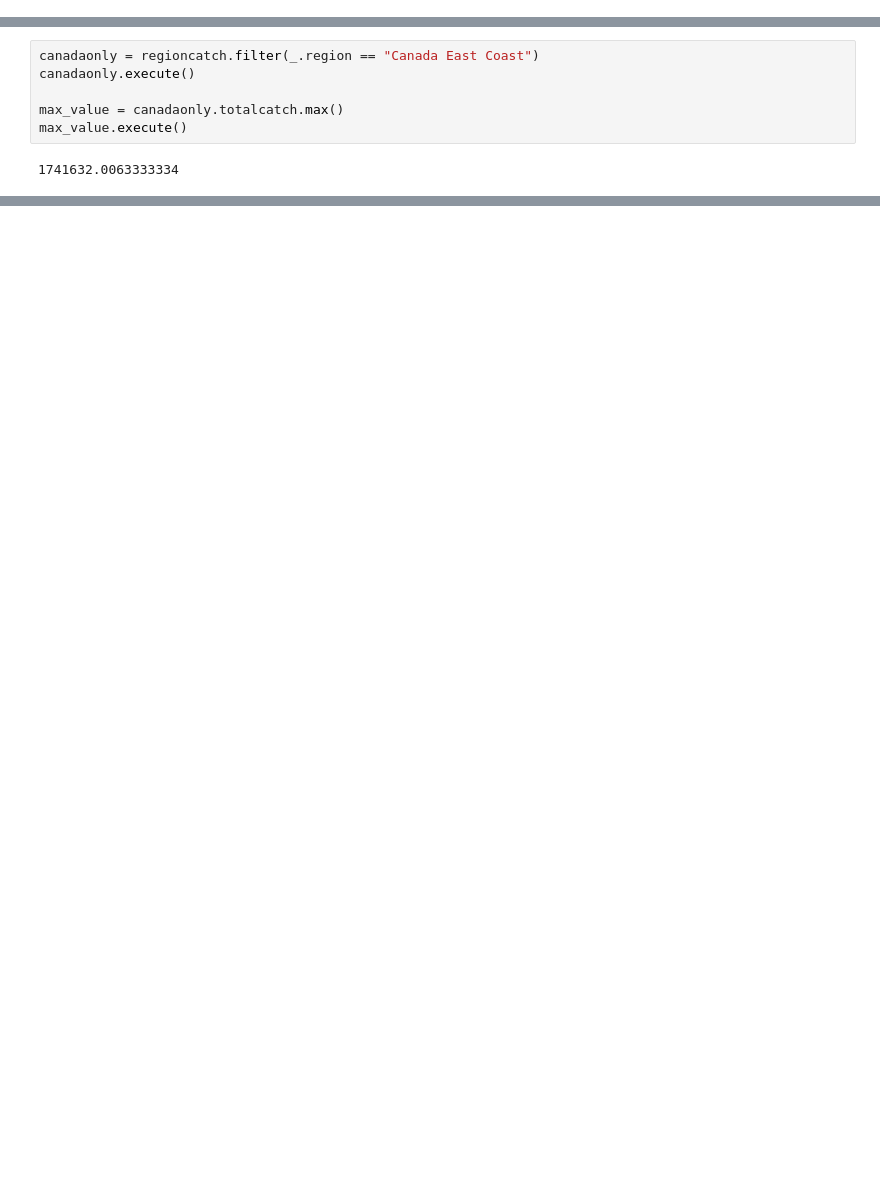
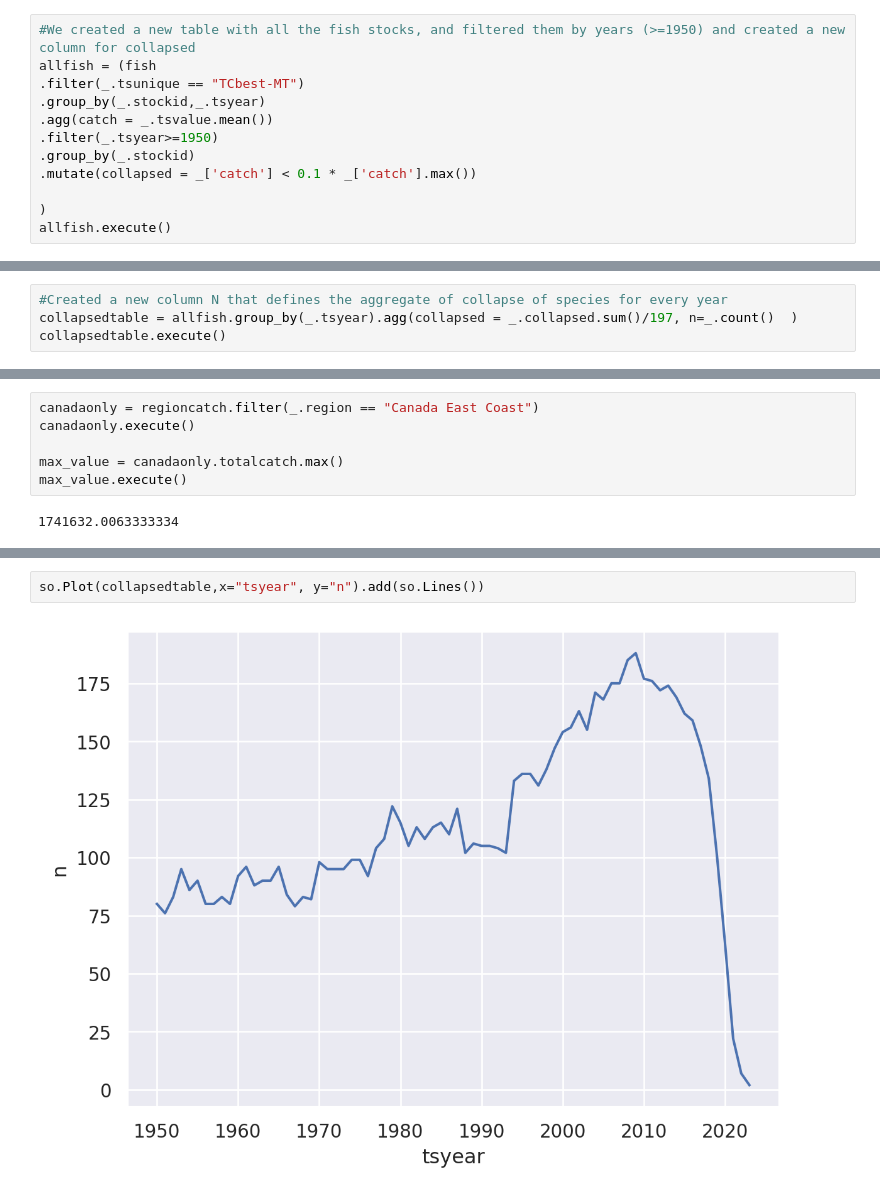
Before and after one commit to espm-288/fish-pam-shruti-paridhi-1, a Jupyter notebook: notebook.ipynb, the cells around one changed output, grey strips where cells are left out. Saved outputs shown, nothing was run; the diff lists cells and outputs as text; blank space fills up the shorter version.

```diff
--- a/notebook.ipynb
+++ b/notebook.ipynb
@@ -61,3 +61,15 @@ fish = (timeseries
 .rename(tsunique="tsid")
 .join(tsmetrics,"tsunique")
 )
+# %%
+#We created a new table with all the fish stocks, and filtered them by years (>=1950) and created a new column for collapsed
+allfish = (fish
+.filter(_.tsunique == "TCbest-MT")
+.group_by(_.stockid,_.tsyear)
+.agg(catch = _.tsvalue.mean())
+.filter(_.tsyear>=1950)
+.group_by(_.stockid)
+.mutate(collapsed = _['catch'] < 0.1 * _['catch'].max())
+
+)
+allfish.execute()
@@ -63,0 +90,4 @@ fish = (timeseries
+# %%
+#Created a new column N that defines the aggregate of collapse of species for every year
+collapsedtable = allfish.group_by(_.tsyear).agg(collapsed = _.collapsed.sum()/197, n=_.count()  )
+collapsedtable.execute()
@@ -153,0 +220,4 @@ max_value.execute()
+# %%
+so.Plot(collapsedtable,x="tsyear", y="n").add(so.Lines())
+# %% [output]
+[figure, added]
```
Also changed, not shown: parts of 10 cells of this notebook.
